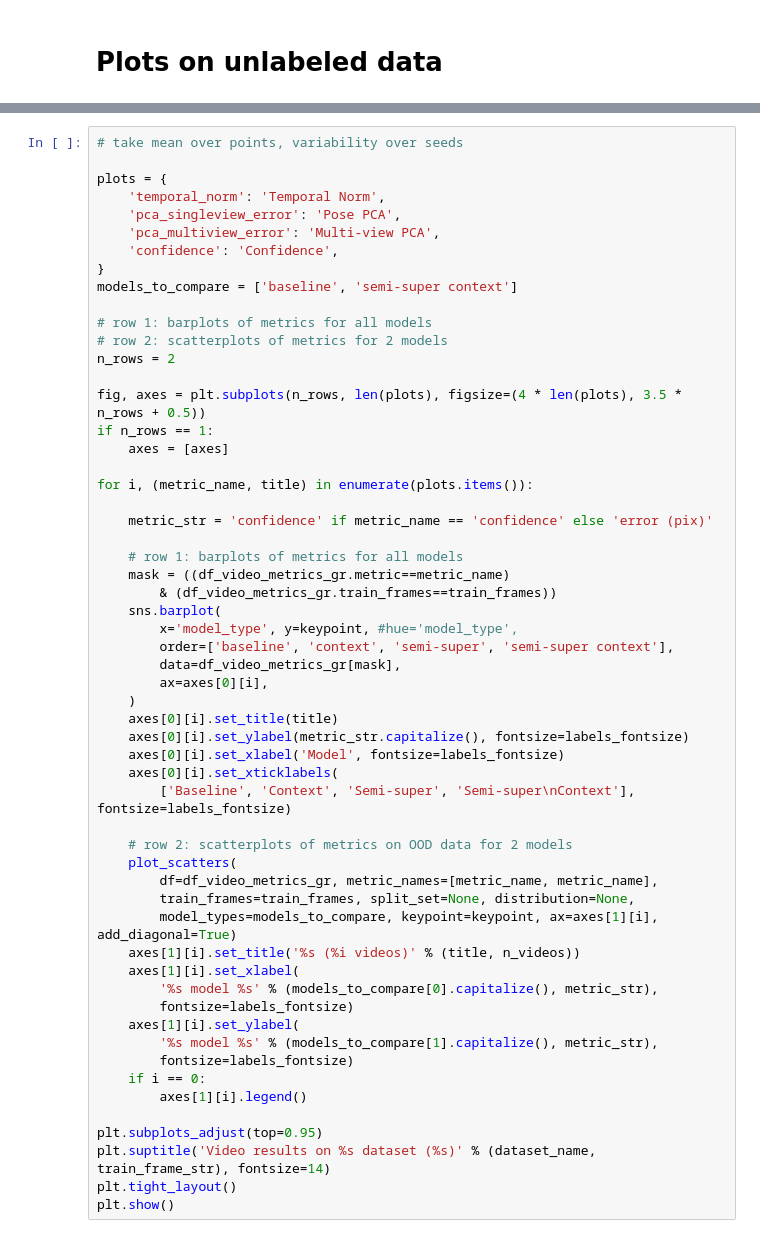
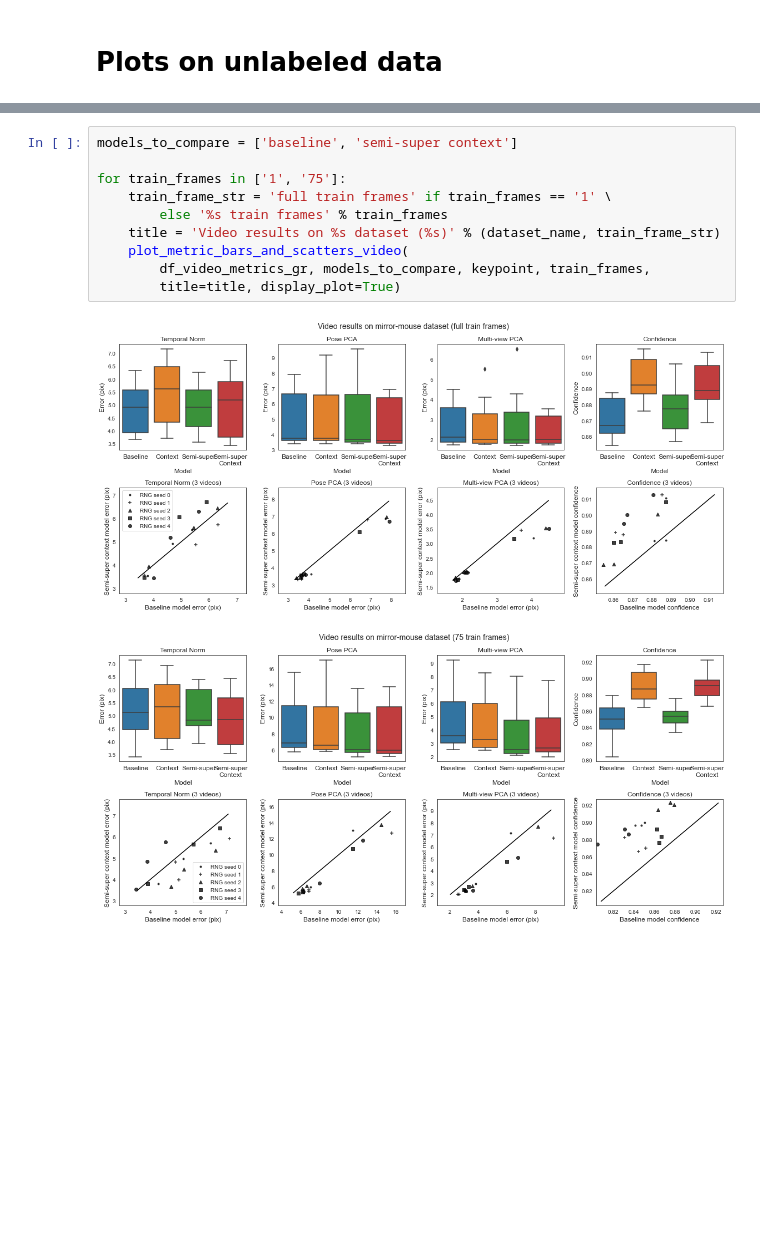
Before and after one commit to paninski-lab/tracking-diagnostics, a Jupyter notebook: notebooks/plot_metrics.ipynb, the cells around one changed output, grey strips where cells are left out. Cells and saved outputs as stored; diff of their text form; blank space fills up the shorter version.

```diff
--- a/notebooks/plot_metrics.ipynb
+++ b/notebooks/plot_metrics.ipynb
@@ -187,57 +82,13 @@ n_videos = len(df_video_metrics_gr.index.unique())
-# %%
-# take mean over points, variability over seeds
-
-plots = {
-    'temporal_norm': 'Temporal Norm',
-    'pca_singleview_error': 'Pose PCA',
-    'pca_multiview_error': 'Multi-view PCA',
-    'confidence': 'Confidence',
-}
-models_to_compare = ['baseline', 'semi-super context']
-
-# row 1: barplots of metrics for all models
-# row 2: scatterplots of metrics for 2 models
-n_rows = 2
-
-fig, axes = plt.subplots(n_rows, len(plots), figsize=(4 * len(plots), 3.5 * n_rows + 0.5))
-if n_rows == 1:
-    axes = [axes]
-
-for i, (metric_name, title) in enumerate(plots.items()):
-
-    metric_str = 'confidence' if metric_name == 'confidence' else 'error (pix)'
-
-    # row 1: barplots of metrics for all models
-    mask = ((df_video_metrics_gr.metric==metric_name)
-        & (df_video_metrics_gr.train_frames==train_frames))
-    sns.barplot(
-        x='model_type', y=keypoint, #hue='model_type',
-        order=['baseline', 'context', 'semi-super', 'semi-super context'],
-        data=df_video_metrics_gr[mask],
-        ax=axes[0][i],
-    )
-    axes[0][i].set_title(title)
-    axes[0][i].set_ylabel(metric_str.capitalize(), fontsize=labels_fontsize)
-    axes[0][i].set_xlabel('Model', fontsize=labels_fontsize)
-    axes[0][i].set_xticklabels(
-        ['Baseline', 'Context', 'Semi-super', 'Semi-super\nContext'], fontsize=labels_fontsize)
-
-    # row 2: scatterplots of metrics on OOD data for 2 models
-    plot_scatters(
-        df=df_video_metrics_gr, metric_names=[metric_name, metric_name],
-        train_frames=train_frames, split_set=None, distribution=None,
-        model_types=models_to_compare, keypoint=keypoint, ax=axes[1][i], add_diagonal=True)
-    axes[1][i].set_title('%s (%i videos)' % (title, n_videos))
-    axes[1][i].set_xlabel(
-        '%s model %s' % (models_to_compare[0].capitalize(), metric_str),
-        fontsize=labels_fontsize)
-    axes[1][i].set_ylabel(
-        '%s model %s' % (models_to_compare[1].capitalize(), metric_str),
-        fontsize=labels_fontsize)
-    if i == 0:
-        axes[1][i].legend()
-
-plt.subplots_adjust(top=0.95)
-plt.suptitle('Video results on %s dataset (%s)' % (dataset_name, train_frame_str), fontsize=14)
-plt.tight_layout()
-plt.show()
+# %%
+models_to_compare = ['baseline', 'semi-super context']
+
+for train_frames in ['1', '75']:
+    train_frame_str = 'full train frames' if train_frames == '1' \
+        else '%s train frames' % train_frames
+    title = 'Video results on %s dataset (%s)' % (dataset_name, train_frame_str)
+    plot_metric_bars_and_scatters_video(
+        df_video_metrics_gr, models_to_compare, keypoint, train_frames,
+        title=title, display_plot=True)
+# %% [output]
+[figure, added]
+[figure, added]
```
Also changed, not shown: parts of 11 cells of this notebook, 2 other files.
